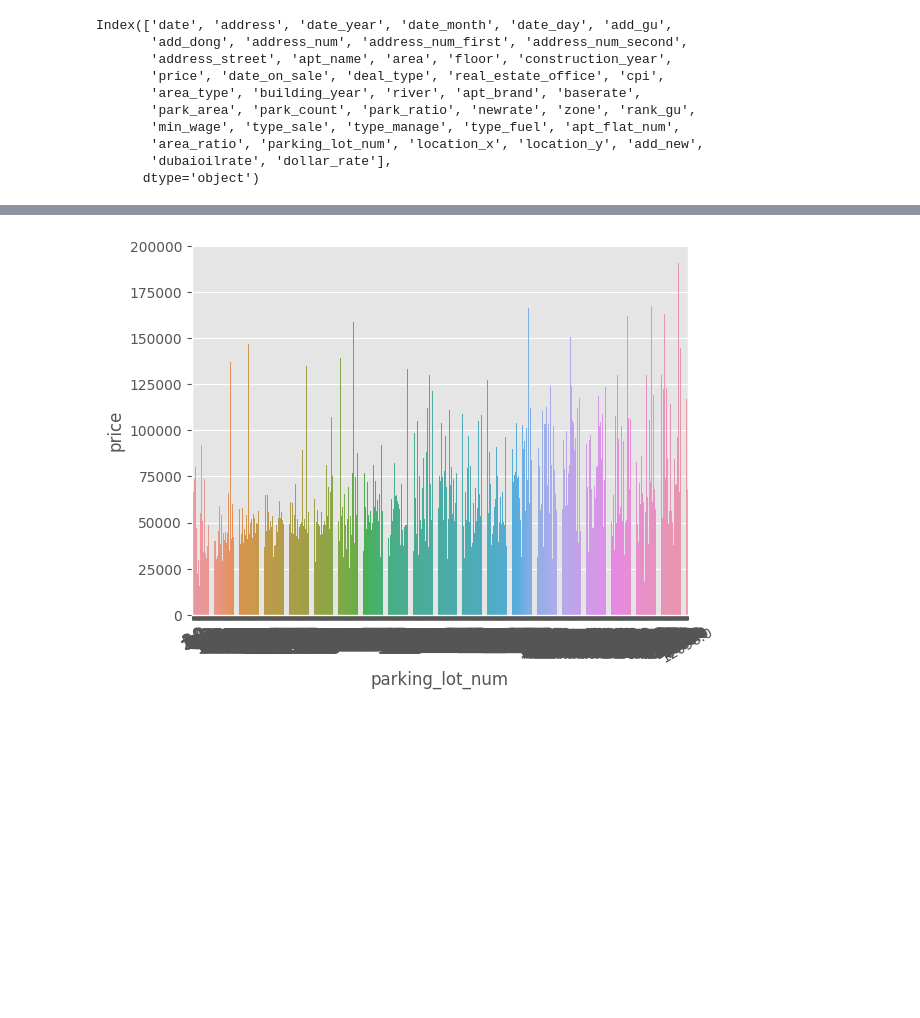
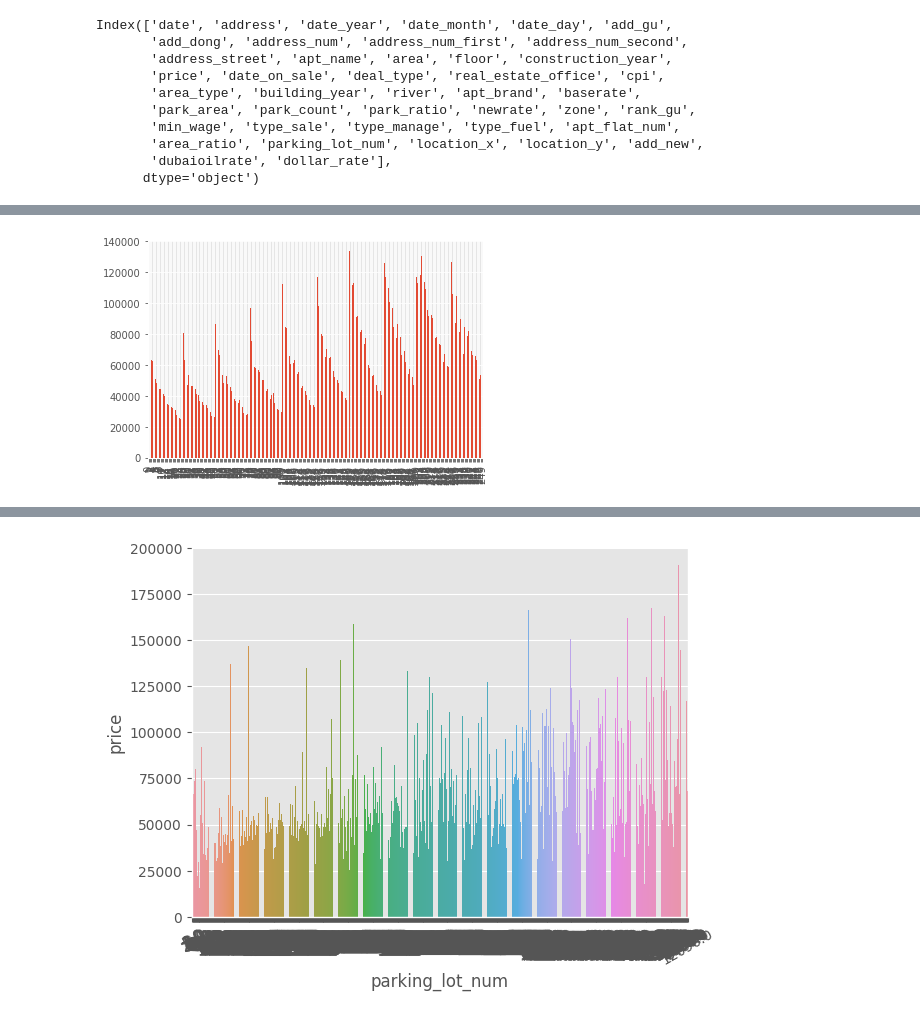
Before and after one commit to Jesimsim/ds-section2-project, a Jupyter notebook: section2_project_practice.ipynb, the cells around one changed output, grey strips where cells are left out. Cells and saved outputs as stored; diff of their text form; code cells hidden in the pictures; blank space fills up the shorter version.

```diff
--- a/section2_project_practice.ipynb
+++ b/section2_project_practice.ipynb
@@ -897,0 +1005,22 @@ df = pd.merge(df, df_wage, how='left', left_on=['date_year'], right_on=['date_ye
+# %%
+# 환율 병합
+filename = 'dollar_rate.csv' #월별 국제유가
+df_dollar = pd.read_csv(filename, encoding='utf-8',encoding_errors='ignore',engine='python')
+df_dollar = df_dollar.astype({'date':'str'})
+
+df_dollar['date_year'] = None
+df_dollar['date_month'] = None
+for i in range(0, df_dollar.shape[0]):
+  df_dollar.iloc[i, -2] = df_dollar['date'].str.split('\.')[i][0]
+  df_dollar.iloc[i, -1] = df_dollar['date'].str.split('\.')[i][1]
+
+df_dollar = df_dollar[['date_year','date_month','dollar_rate']]
+df_dollar.date_month = df_dollar.date_month.replace('10-','10')
+df_dollar.dollar_rate = df_dollar.dollar_rate.replace(',','')
+
+
+df_dollar = df_dollar.astype({'date_year':'int','date_month':'int'})
+df_dollar = df_dollar.astype({'date_year':'str','date_month':'str'})
+df = df.astype({'date_year':'str','date_month':'str'})
+df = pd.merge(df, df_dollar, how='left', left_on=['date_year','date_month'], right_on=['date_year','date_month'])
+df.dollar_rate = df.dollar_rate.str.replace(',','').astype('float')
@@ -958,7 +1114,7 @@ df.dubaioilrate
 810201     90.9
 Name: dubaioilrate, Length: 810202, dtype: object
 # %%
-# df.dollar_rate = df.dollar_rate.str.replace(',','').astype('float')
+df.dollar_rate = df.dollar_rate.str.replace(',','').astype('float')
 df.dubaioilrate = df.dubaioilrate.astype('float')
 # sns.lineplot(data=df.groupby('date_year')[['baserate','dollar_rate','dubaioilrate','min_wage','cpi']].mean().reset_index(), x='date_year',y='baserate');
 # sns.lineplot(data=df.groupby('date_year')[['baserate','dollar_rate','dubaioilrate','min_wage','cpi']].mean().reset_index(), x='date_year',y='dollar_rate');
@@ -990,0 +1164,4 @@ Index(['date', 'address', 'date_year', 'date_month', 'date_day', 'add_gu',
+# %%
+df.groupby(['date_year','rank_gu'])['price'].mean().reset_index(drop=True).plot(kind='bar', stacked=True);
+# %% [output]
+[figure, added]
```
Also changed, not shown: parts of 37 cells of this notebook.
